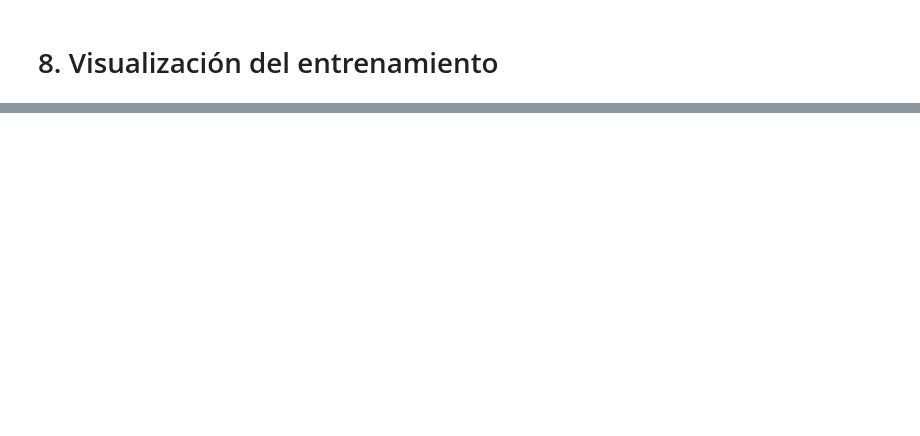
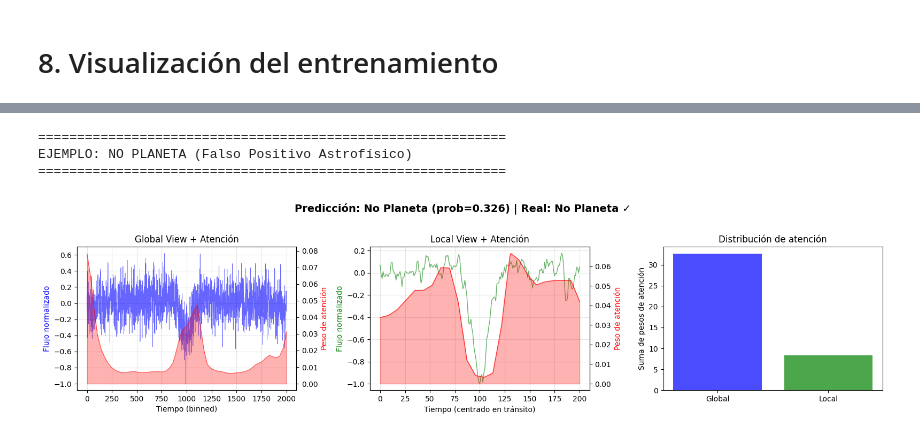
Before and after one commit to jorvarea/deep_learning_exercises, a Jupyter notebook: trabajo2/training.ipynb, the cells around one changed output, grey strips where cells are left out. Cells and saved outputs as stored; diff of their text form; code cells hidden in the pictures; blank space fills up the shorter version.

```diff
--- a/trabajo2/training.ipynb
+++ b/trabajo2/training.ipynb
@@ -724,0 +1914,14 @@ print(f"  - AUC-PR:    {test_results['auc_pr']:.4f}")
+# %%
+# Ejemplo 4: Un falso positivo (no es planeta)
+print("=" * 60)
+print("EJEMPLO: NO PLANETA (Falso Positivo Astrofísico)")
+print("=" * 60)
+
+idx = selected_no_planets[1]
+features, label = test_dataset[idx]
+visualize_attention(model, features, int(label.item()))
+# %% [output]
+============================================================
+EJEMPLO: NO PLANETA (Falso Positivo Astrofísico)
+============================================================
+[figure, added]
```
Also changed, not shown: parts of 30 cells of this notebook, 15 other files.
